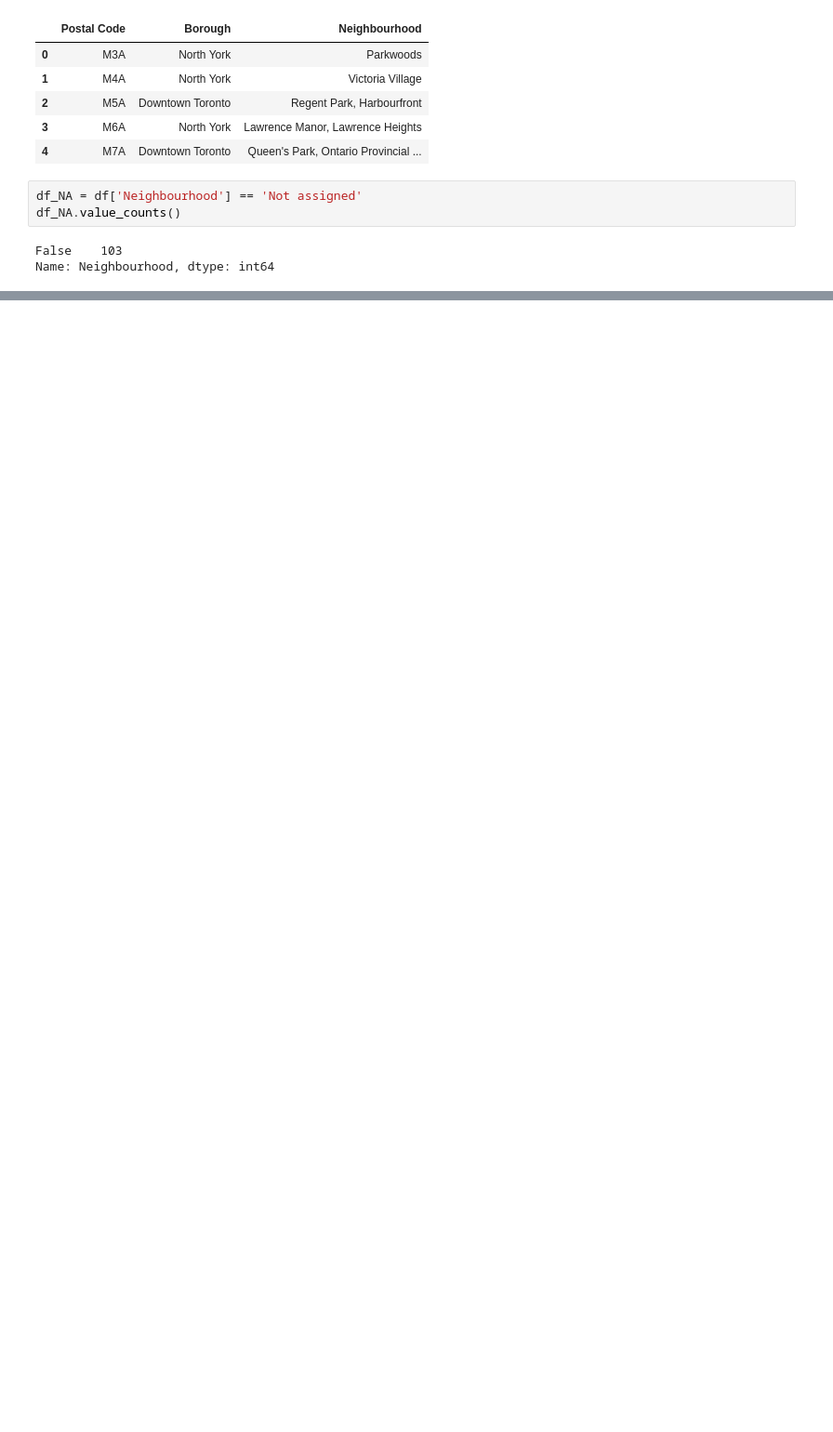
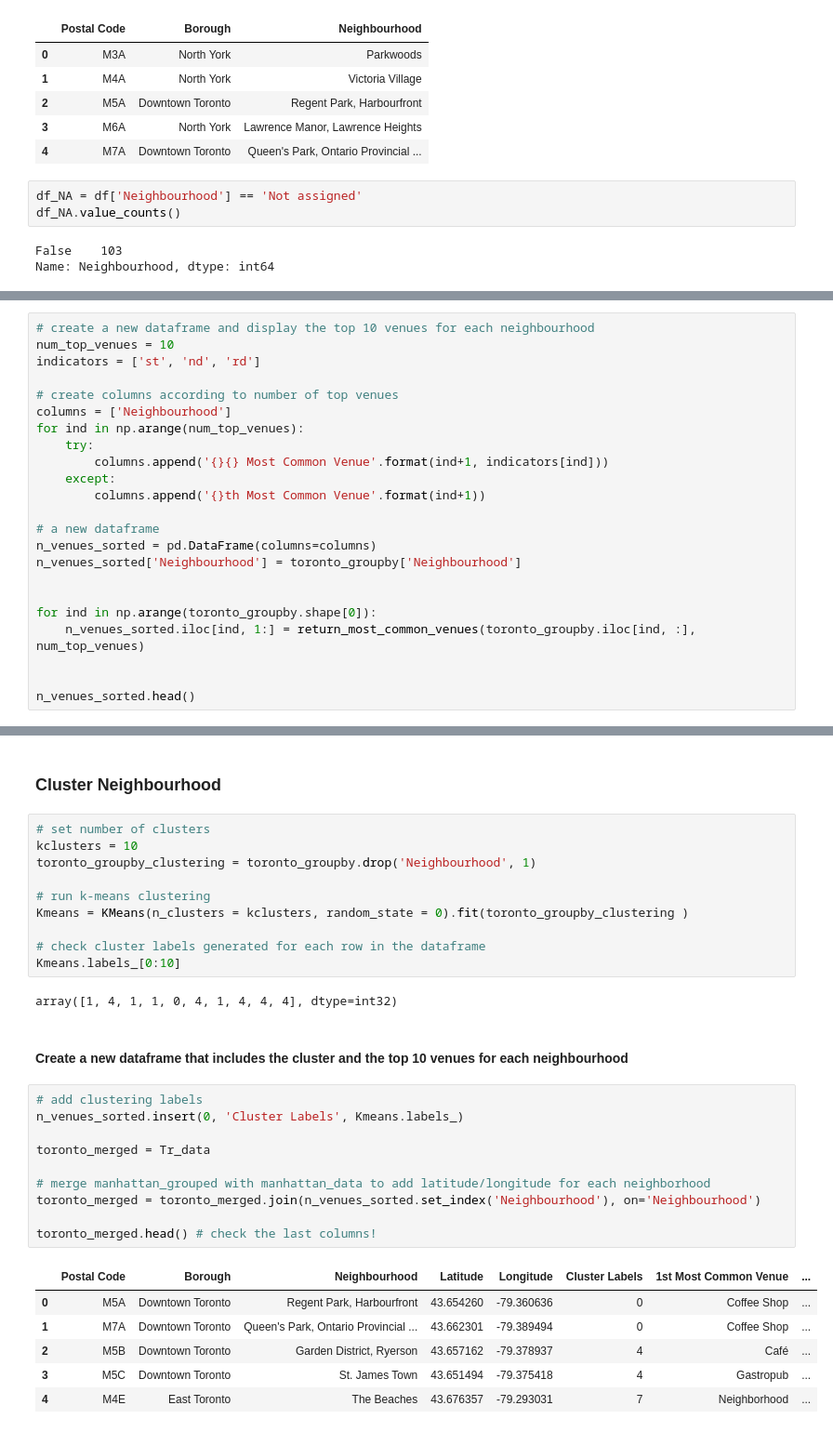
Before and after one commit to boba-milktea/Coursera_Capstone, a Jupyter notebook: Coursera_Capstone .ipynb, the cells around one changed output, grey strips where cells are left out. Shown at 93% size. Drawn from its saved outputs; the diff is of its cells as text; blank space fills up the shorter version.

```diff
--- a/Coursera_Capstone .ipynb
+++ b/Coursera_Capstone .ipynb
@@ -66,0 +451,23 @@ Name: Neighbourhood, dtype: int64
+# %%
+# create a new dataframe and display the top 10 venues for each neighbourhood
+num_top_venues = 10
+indicators = ['st', 'nd', 'rd']
+
+# create columns according to number of top venues
+columns = ['Neighbourhood']
+for ind in np.arange(num_top_venues):
+    try:
+        columns.append('{}{} Most Common Venue'.format(ind+1, indicators[ind]))
+    except:
+        columns.append('{}th Most Common Venue'.format(ind+1))
+
+# a new dataframe
+n_venues_sorted = pd.DataFrame(columns=columns)
+n_venues_sorted['Neighbourhood'] = toronto_groupby['Neighbourhood']
+
+
+for ind in np.arange(toronto_groupby.shape[0]):
+    n_venues_sorted.iloc[ind, 1:] = return_most_common_venues(toronto_groupby.iloc[ind, :], num_top_venues)
+
+
+n_venues_sorted.head()
@@ -66,0 +481,33 @@ Name: Neighbourhood, dtype: int64
+# %% [markdown]
+### Cluster Neighbourhood
+# %%
+# set number of clusters
+kclusters = 10
+toronto_groupby_clustering = toronto_groupby.drop('Neighbourhood', 1)
+
+# run k-means clustering
+Kmeans = KMeans(n_clusters = kclusters, random_state = 0).fit(toronto_groupby_clustering )
+
+# check cluster labels generated for each row in the dataframe
+Kmeans.labels_[0:10]
+# %% [output]
+array([1, 4, 1, 1, 0, 4, 1, 4, 4, 4], dtype=int32)
+# %% [markdown]
+#### Create a new dataframe that includes the cluster and the top 10 venues for each neighbourhood
+# %%
+# add clustering labels
+n_venues_sorted.insert(0, 'Cluster Labels', Kmeans.labels_)
+
+toronto_merged = Tr_data
+
+# merge manhattan_grouped with manhattan_data to add latitude/longitude for each neighborhood
+toronto_merged = toronto_merged.join(n_venues_sorted.set_index('Neighbourhood'), on='Neighbourhood')
+
+toronto_merged.head() # check the last columns!
+# %% [output]
+|  | Postal Code | Borough | Neighbourhood | Latitude | Longitude | Cluster Labels | 1st Most Common Venue | ... |
+| 0 | M5A | Downtown Toronto | Regent Park, Harbourfront | 43.654260 | -79.360636 | 0 | Coffee Shop | ... |
+| 1 | M7A | Downtown Toronto | Queen's Park, Ontario Provincial ... | 43.662301 | -79.389494 | 0 | Coffee Shop | ... |
+| 2 | M5B | Downtown Toronto | Garden District, Ryerson | 43.657162 | -79.378937 | 4 | Café | ... |
+| 3 | M5C | Downtown Toronto | St. James Town | 43.651494 | -79.375418 | 4 | Gastropub | ... |
+| 4 | M4E | East Toronto | The Beaches | 43.676357 | -79.293031 | 7 | Neighborhood | ... |
```
Also changed, not shown: parts of 39 cells of this notebook.
